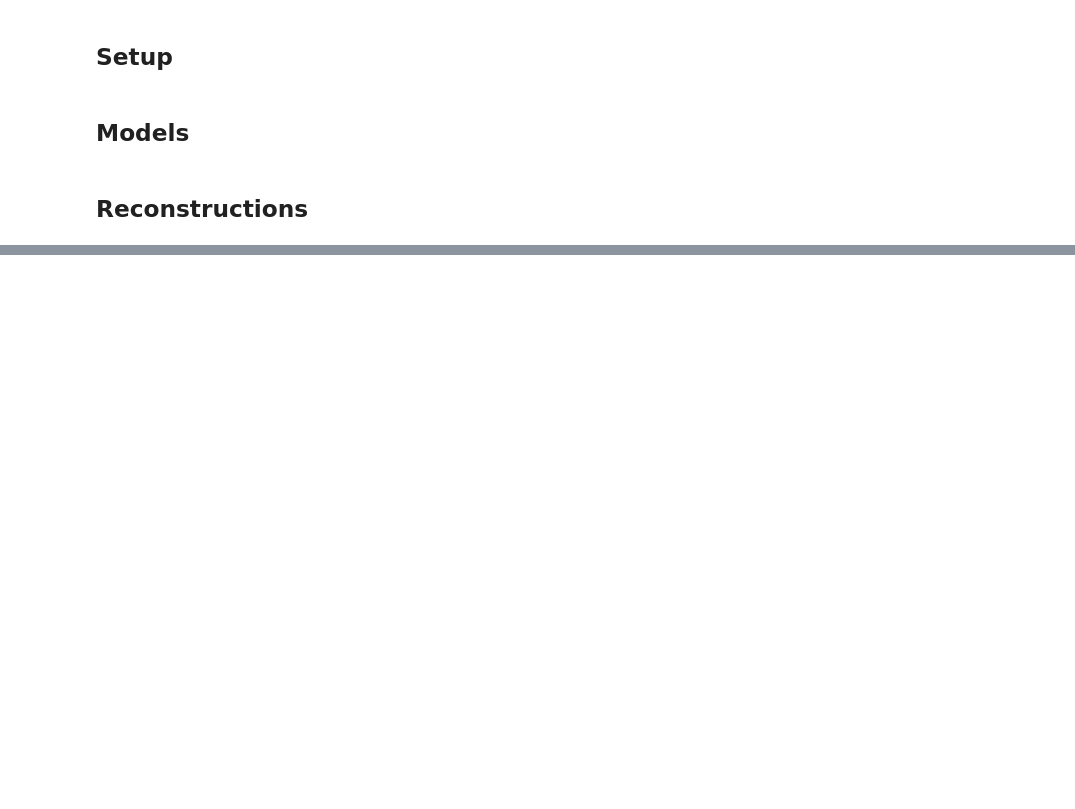
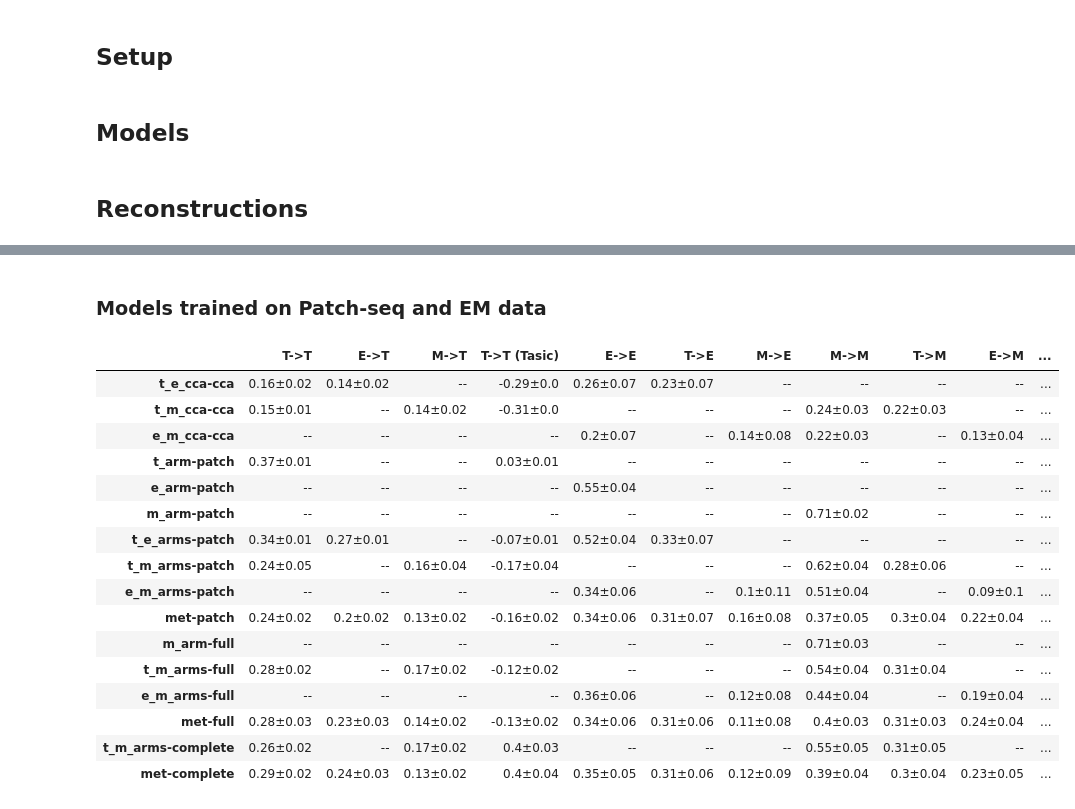
Before and after one commit to AllenInstitute/cplAE_MET, a Jupyter notebook: notebooks/Results.ipynb, the cells around one changed output, grey strips where cells are left out. Cells and saved outputs as stored; diff of their text form; code cells hidden in the pictures; blank space fills up the shorter version.

```diff
--- a/notebooks/Results.ipynb
+++ b/notebooks/Results.ipynb
@@ -34,7 +21,7 @@ def get_latent(encoder, met_data, specimen_ids, formats):
     latent = encoder(torch_input).detach().numpy()
     return (latent, data["specimen_ids"])
 
-def get_experiment_reconstructions(exp_dict, met_data, specimen_ids, valid_modalities = []):
+def get_experiment_reconstructions(exp_dict, met_data, specimen_ids, trans_funcs, valid_modalities = []):
     valid_modalities = exp_dict["config"]["modalities"] if valid_modalities is None else valid_modalities
     modalities = set(valid_modalities) & set(exp_dict["config"]["modalities"])
     fold_recons = []
@@ -42,7 +29,7 @@ def get_experiment_reconstructions(exp_dict, met_data, specimen_ids, valid_modal
     folds = dict(enumerate(folds, 1)) if type(folds) == list else folds
     for (i, fold) in folds.items():
         fold_recon = {}
-        non_train_ids = met_data["specimen_id"][~np.isin(met_data["specimen_id"], fold["train_ids"])]
+        non_train_ids = specimen_ids[~np.isin(np.char.strip(specimen_ids), np.char.strip(fold["train_ids"]))]
         model = fold["best"] if "best" in fold else fold["model"].models
         for in_modal in modalities:
             for out_modal in modalities:
@@ -51,28 +38,28 @@ def get_experiment_reconstructions(exp_dict, met_data, specimen_ids, valid_modal
                     encoder = lambda x_forms: model[in_modal]["enc"](x_forms[in_formats[0]])
                     decoder = lambda z: {out_formats[0]: model[out_modal]["dec"](z)}
                 else:
-                    (in_formats, out_formats) = (config["formats"][in_modal], config["formats"][out_modal])
+                    (in_formats, out_formats) = (exp_dict["config"]["formats"][in_modal], exp_dict["config"]["formats"][out_modal])
                     (encoder, decoder) = (model[in_modal]["enc"], model[out_modal]["dec"])
-                valid_data = met_data.query(specimen_ids, formats = [tuple(in_formats + out_formats)])
+                valid_data = met_data.query(non_train_ids, formats = [tuple(in_formats + out_formats)])
                 if len(valid_data[in_formats[0]]):
                     print(f"Generating {exp_name} - {i}: {in_modal} -> {out_modal}             ", end = "\r")
-                    input_data = {form: torch.from_numpy(valid_data[form]).float() for form in in_formats}
+                    transformed = {form: trans_funcs.get(form, lambda x: x)(valid_data[form]) for form in in_formats}
+                    input_data = {form: torch.from_numpy(array).float() for (form, array) in transformed.items()}
                     raw_recons = decoder(encoder(input_data))
                     recons = {form: tensor.detach().numpy() for (form, tensor) in raw_recons.items()}
                     fold_recon[f"{in_modal}->{out_modal}"] = (recons, valid_data["specimen_id"])
         fold_recons.append(fold_recon)
     return fold_recons
 
-def get_reconstruction_scores(exp_recon_dict, loss_func, met_data):
+def get_reconstruction_scores(exp_recon_dict, loss_func, met_data, trans_funcs, format_func = None):
     scores = {}
     for (modal_string, (recon_forms, recon_specimen_ids)) in exp_recon_dict.items():
         data = met_data.get_specimens(recon_specimen_ids)
-        tensor_orig = {form: torch.from_numpy(data[form]) for form in recon_forms}
+        transformed = {form: trans_funcs.get(form, lambda x: x)(data[form]) for form in recon_forms}
+        tensor_orig = {form: torch.from_numpy(array) for (form, array) in transformed.items()}
         tensor_recon = {form: torch.from_numpy(arr) for (form, arr) in recon_forms.items()}
-        # input({form: arr.shape for (form, arr) in tensor_orig.items()})
-        # input({form: arr.shape for (form, arr) in tensor_recon.items()})
         loss = loss_func.loss(tensor_orig, tensor_recon)
-        scores[modal_string] = 1 - loss
+        scores[modal_string] = format_func(loss) if format_func is not None else loss
     return scores
 
 def load_experiment(base_dir, exp_name, checkpoints = False):
@@ -82,6 +69,23 @@ def load_experiment(base_dir, exp_name, checkpoints = False):
     else:
         experiment = utils.load_jit_folds(exp_path, get_checkpoints = checkpoints)
     return experiment
+
+def build_table(column_info, groups, num_decimals):
+    (column_means, column_stds) = ({}, {})
+    for (modal_string, target, col_label) in column_info:
+        (column_means[col_label], column_stds[col_label]) = ({}, {})
+        target_metrics = {exp_name:metrics for (group, group_dict) in scores[target].items()
+                         for (exp_name, metrics) in group_dict.items() if group in groups}
+        column_means[col_label] = {exp_name: exp_dict["mean"].get(modal_string)
+                                   for (exp_name, exp_dict) in target_metrics.items()}
+        column_stds[col_label] = {exp_name: exp_dict["std"].get(modal_string)
+                                  for (exp_name, exp_dict) in target_metrics.items()}
+    mean_frame = pd.DataFrame(column_means).round(num_decimals).astype("string").fillna("--")
+    std_frame = pd.DataFrame(column_stds).round(num_decimals).astype("string").fillna("")
+    combined_frame = mean_frame + ("±" + std_frame).replace("±", "")
+    combined_frame = combined_frame[~(combined_frame == "--").all(1)]
+    sorted_frame = combined_frame.sort_index(key = lambda series: series.map(lambda exp_name: groups.index(exp_name.split("-")[-1])))
+    return sorted_frame
 # %% [markdown]
 ## Models
 # %%
@@ -299,0 +323,25 @@ r2_frame
+# %% [markdown]
+### Models trained on Patch-seq and EM data
+# %%
+columns = [("T->T", "patchseq", "T->T"), ("E->T", "patchseq", "E->T"), ("M->T", "patchseq", "M->T"), ("T->T", "smartseq", "T->T (Tasic)"),
+           ("E->E", "patchseq", "E->E"), ("T->E", "patchseq", "T->E"), ("M->E", "patchseq", "M->E"), ("M->M", "patchseq", "M->M"),
+           ("T->M", "patchseq", "T->M"), ("E->M", "patchseq", "E->M"), ("M->M", "EM", "M->M (EM)")]
+build_table(columns, ["cca", "patch", "full", "complete"], 2)
+# %% [output]
+|  | T->T | E->T | M->T | T->T (Tasic) | E->E | T->E | M->E | M->M | T->M | E->M | ... |
+| t_e_cca-cca | 0.16±0.02 | 0.14±0.02 | -- | -0.29±0.0 | 0.26±0.07 | 0.23±0.07 | -- | -- | -- | -- | ... |
+| t_m_cca-cca | 0.15±0.01 | -- | 0.14±0.02 | -0.31±0.0 | -- | -- | -- | 0.24±0.03 | 0.22±0.03 | -- | ... |
+| e_m_cca-cca | -- | -- | -- | -- | 0.2±0.07 | -- | 0.14±0.08 | 0.22±0.03 | -- | 0.13±0.04 | ... |
+| t_arm-patch | 0.37±0.01 | -- | -- | 0.03±0.01 | -- | -- | -- | -- | -- | -- | ... |
+| e_arm-patch | -- | -- | -- | -- | 0.55±0.04 | -- | -- | -- | -- | -- | ... |
+| m_arm-patch | -- | -- | -- | -- | -- | -- | -- | 0.71±0.02 | -- | -- | ... |
+| t_e_arms-patch | 0.34±0.01 | 0.27±0.01 | -- | -0.07±0.01 | 0.52±0.04 | 0.33±0.07 | -- | -- | -- | -- | ... |
+| t_m_arms-patch | 0.24±0.05 | -- | 0.16±0.04 | -0.17±0.04 | -- | -- | -- | 0.62±0.04 | 0.28±0.06 | -- | ... |
+| e_m_arms-patch | -- | -- | -- | -- | 0.34±0.06 | -- | 0.1±0.11 | 0.51±0.04 | -- | 0.09±0.1 | ... |
+| met-patch | 0.24±0.02 | 0.2±0.02 | 0.13±0.02 | -0.16±0.02 | 0.34±0.06 | 0.31±0.07 | 0.16±0.08 | 0.37±0.05 | 0.3±0.04 | 0.22±0.04 | ... |
+| m_arm-full | -- | -- | -- | -- | -- | -- | -- | 0.71±0.03 | -- | -- | ... |
+| t_m_arms-full | 0.28±0.02 | -- | 0.17±0.02 | -0.12±0.02 | -- | -- | -- | 0.54±0.04 | 0.31±0.04 | -- | ... |
+| e_m_arms-full | -- | -- | -- | -- | 0.36±0.06 | -- | 0.12±0.08 | 0.44±0.04 | -- | 0.19±0.04 | ... |
+| met-full | 0.28±0.03 | 0.23±0.03 | 0.14±0.02 | -0.13±0.02 | 0.34±0.06 | 0.31±0.06 | 0.11±0.08 | 0.4±0.03 | 0.31±0.03 | 0.24±0.04 | ... |
+| t_m_arms-complete | 0.26±0.02 | -- | 0.17±0.02 | 0.4±0.03 | -- | -- | -- | 0.55±0.05 | 0.31±0.05 | -- | ... |
+| met-complete | 0.29±0.02 | 0.24±0.03 | 0.13±0.02 | 0.4±0.04 | 0.35±0.05 | 0.31±0.06 | 0.12±0.09 | 0.39±0.04 | 0.3±0.04 | 0.23±0.05 | ... |
```
Also changed, not shown: parts of 18 cells of this notebook.
